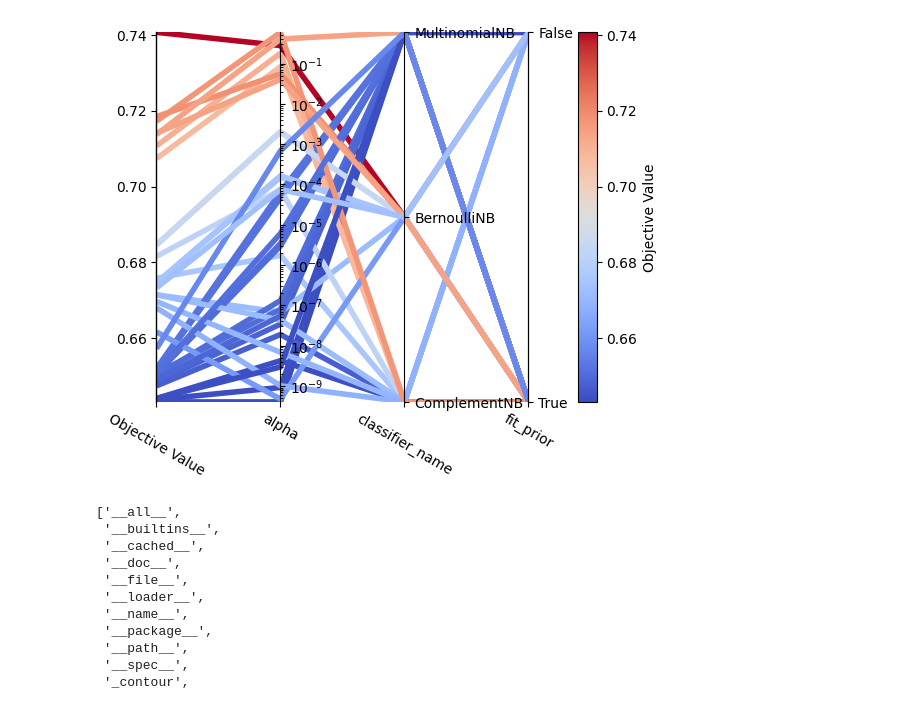
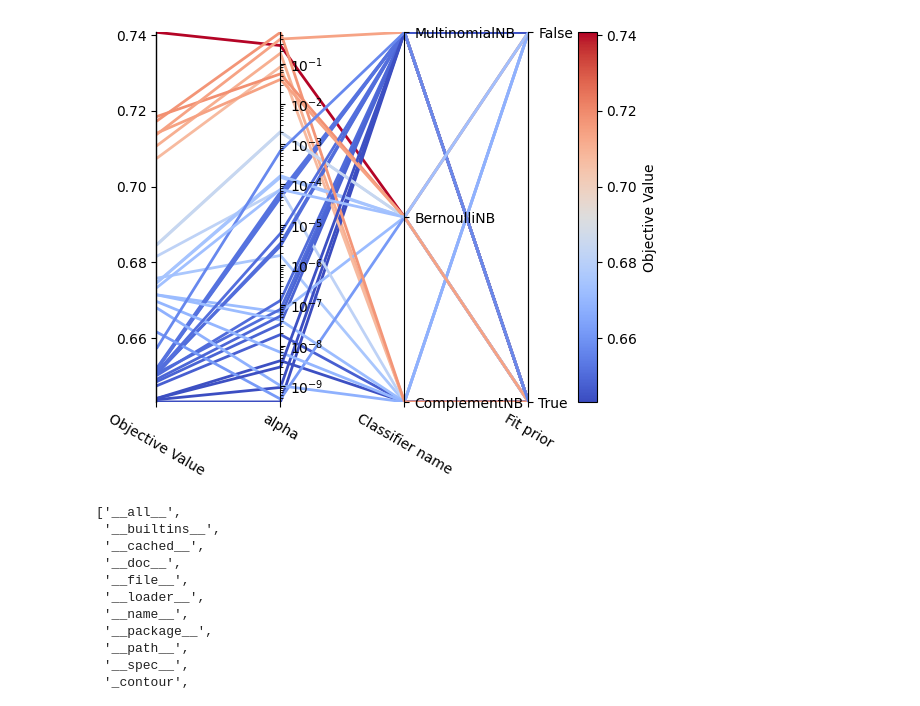
Before and after one commit to AndressaStefany/severityPrediction, a Jupyter notebook: src/visualize_baseline_results.ipynb, the cells around one changed output. Saved outputs shown, nothing was run; the diff lists cells and outputs as text; code cells hidden in the pictures.

Commit message:
feature: mapping names x axis

```diff
--- a/src/visualize_baseline_results.ipynb
+++ b/src/visualize_baseline_results.ipynb
@@ -21,6 +21,7 @@ from optuna.visualization._parallel_coordinate import _get_parallel_coordinate_i
 from optuna.visualization._parallel_coordinate import _ParallelCoordinateInfo
 from optuna.visualization.matplotlib._matplotlib_imports import Axes
 from optuna.visualization.matplotlib._matplotlib_imports import LineCollection
+from typing import *
 import numpy as np
 def plot_parallel_coordinate(
     study,
@@ -30,10 +31,11 @@ def plot_parallel_coordinate(
     target_name: str = "Objective Value",
     cmap: str = "coolwarm",
     linewidths: float = 2,
+    mapping: Optional[Dict[str,str]] = None
 ):
     info = _get_parallel_coordinate_info(study, params, target, target_name)
-    return _get_parallel_coordinate_plot(info, cmap=cmap, linewidths=linewidths)
-def _get_parallel_coordinate_plot(info, cmap, linewidths):
+    return _get_parallel_coordinate_plot(info, cmap=cmap, linewidths=linewidths, mapping=mapping)
+def _get_parallel_coordinate_plot(info, cmap, linewidths, mapping):
     reversescale = info.reverse_scale
     target_name = info.target_name
 
@@ -76,6 +78,8 @@ def _get_parallel_coordinate_plot(info, cmap, linewidths):
     axcb = fig.colorbar(lc, pad=0.1, ax=ax)
     axcb.set_label(target_name)
     var_names = [info.dim_objective.label] + [dim.label for dim in info.dims_params]
+    if mapping is not None:
+        var_names = [mapping[v] if v in mapping else v for v in var_names]
     plt.xticks(range(n_params + 1), var_names, rotation=330)
 
     for i, dim in enumerate(info.dims_params):
@@ -99,13 +103,13 @@ def _get_parallel_coordinate_plot(info, cmap, linewidths):
 # %%
 mapping = {'algorithm':'Algorithm','leaf_size':'Leaf size','n_neighbors':'Number of neighbors','p':'p','weights':'Weight'}
 mapping = {'C':'C (regularization)','class_weight':'Class weight','coef0':'coef0','decision_function_shape':'Decision fn shape','degree':'Degree', 'kernel': 'Kernel', 'max_iter': 'Max. iterations', 'shrinking':'Shrinking','tol':'Tolerance'}
 mapping = {'alpha':'alpha','binarize':'Binarize','fit_prior':'Fit prior','classifier_name':'Classifier name'}
 mapping = {'alpha':'alpha','classifier_name':'Classifier name','fit_prior':'Fit prior', 'norm':"Normalization"}
 mapping = {'classifier_name':'Classifier name','var_smoothing':'Variable smoothing'}
 mapping = {'alpha':'alpha','fit_prior':'Fit prior','classifier_name':'Classifier name'}
-fig = plot_parallel_coordinate(study,list(mapping.keys()))
+fig = plot_parallel_coordinate(study,list(mapping.keys()),mapping=mapping)
 # %% [output]
-[figure, old version]
+[figure, new version]
 # %%
 dir(optuna.visualization.matplotlib)
 # %% [output]
```
